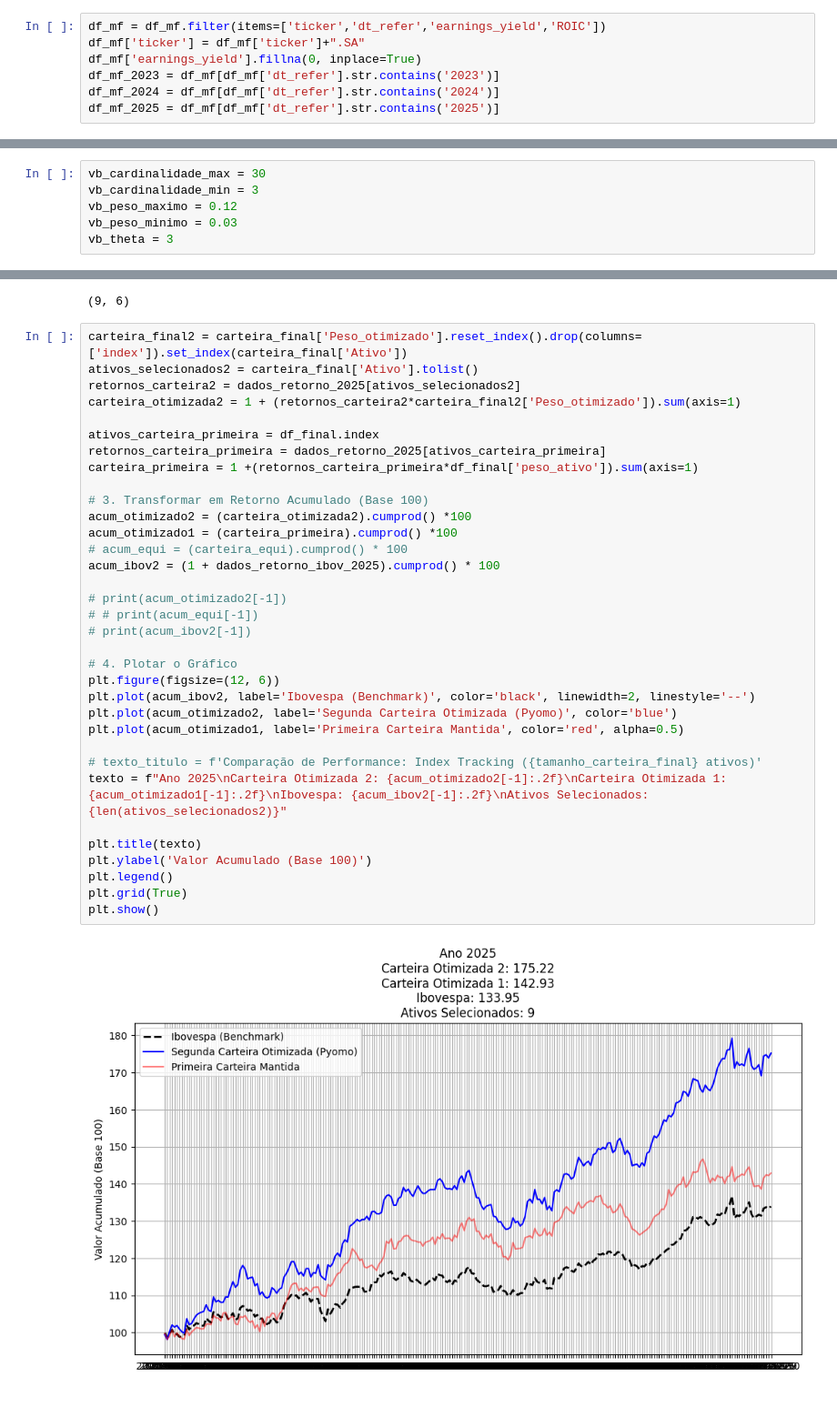
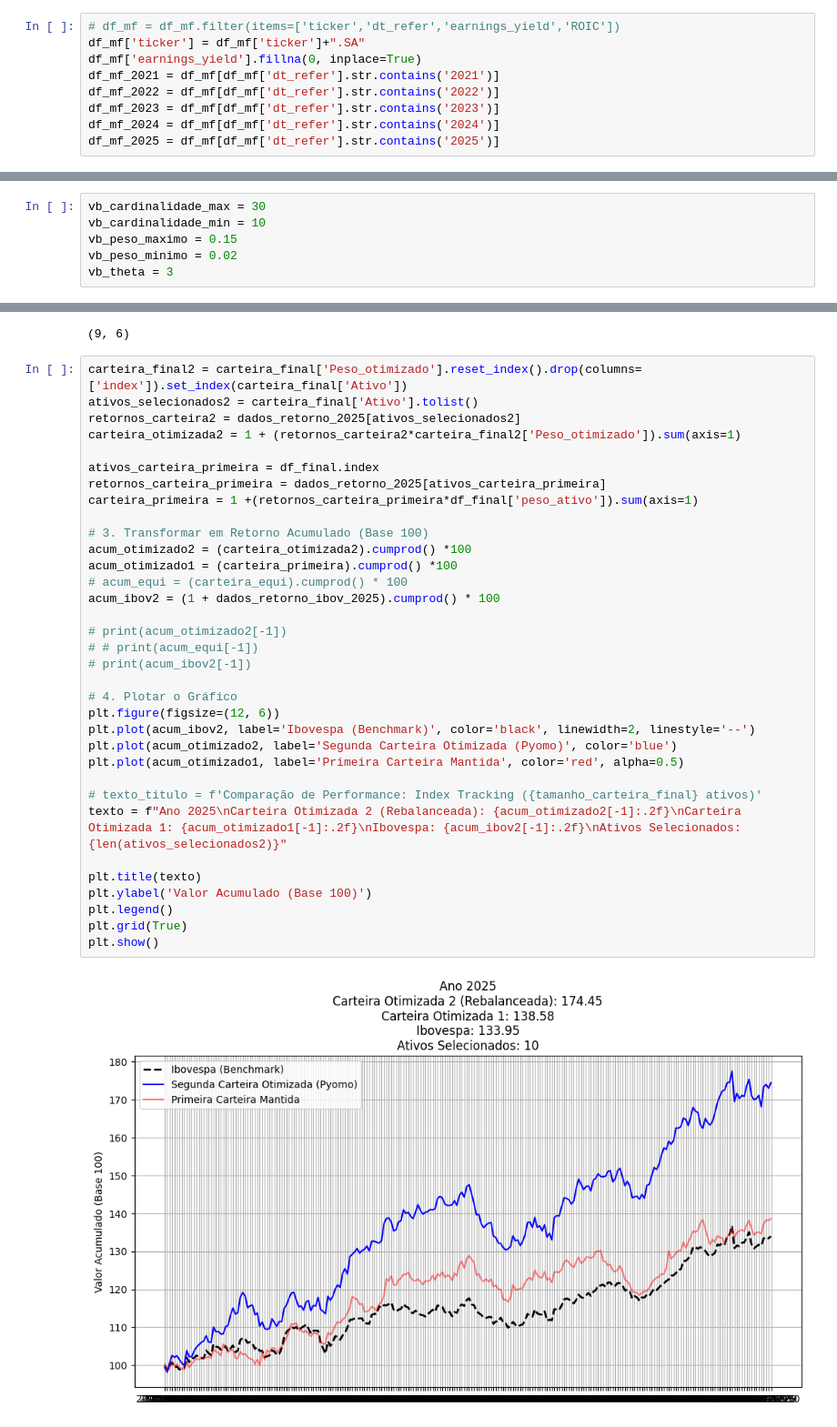
Before and after one commit to JoaoNogaroli/mestrado, a Jupyter notebook: Disciplina-atellier/aula 29-05-2026/app_otimizacao_carteira_magic_formula.ipynb, the cells around one changed output, grey strips where cells are left out. Shown at 91% size. Saved outputs shown, nothing was run; the diff lists cells and outputs as text.

```diff
--- a/Disciplina-atellier/aula 29-05-2026/app_otimizacao_carteira_magic_formula.ipynb
+++ b/Disciplina-atellier/aula 29-05-2026/app_otimizacao_carteira_magic_formula.ipynb
@@ -67,7 +80,9 @@ Name: IBOV, dtype: float64
 # %%
-df_mf = df_mf.filter(items=['ticker','dt_refer','earnings_yield','ROIC'])
+# df_mf = df_mf.filter(items=['ticker','dt_refer','earnings_yield','ROIC'])
 df_mf['ticker'] = df_mf['ticker']+".SA"
 df_mf['earnings_yield'].fillna(0, inplace=True)
+df_mf_2021 = df_mf[df_mf['dt_refer'].str.contains('2021')]
+df_mf_2022 = df_mf[df_mf['dt_refer'].str.contains('2022')]
 df_mf_2023 = df_mf[df_mf['dt_refer'].str.contains('2023')]
 df_mf_2024 = df_mf[df_mf['dt_refer'].str.contains('2024')]
 df_mf_2025 = df_mf[df_mf['dt_refer'].str.contains('2025')]
@@ -105,9 +120,9 @@ print(dados_retorno_ibov_2025.shape)
 (250,)
 # %%
 vb_cardinalidade_max = 30
-vb_cardinalidade_min = 3
-vb_peso_maximo = 0.12
-vb_peso_minimo = 0.03
+vb_cardinalidade_min = 10
+vb_peso_maximo = 0.15
+vb_peso_minimo = 0.02
 vb_theta = 3
 # %% [markdown]
 # Modelo com dados fundamentalistas
@@ -561,32 +583,32 @@ retornos_carteira2 = dados_retorno_2025[ativos_selecionados2]
 carteira_otimizada2 = 1 + (retornos_carteira2*carteira_final2['Peso_otimizado']).sum(axis=1)
 
 ativos_carteira_primeira = df_final.index
 retornos_carteira_primeira = dados_retorno_2025[ativos_carteira_primeira]
 carteira_primeira = 1 +(retornos_carteira_primeira*df_final['peso_ativo']).sum(axis=1)
 
 # 3. Transformar em Retorno Acumulado (Base 100)
 acum_otimizado2 = (carteira_otimizada2).cumprod() *100
 acum_otimizado1 = (carteira_primeira).cumprod() *100
 # acum_equi = (carteira_equi).cumprod() * 100
 acum_ibov2 = (1 + dados_retorno_ibov_2025).cumprod() * 100
 
 # print(acum_otimizado2[-1])
 # # print(acum_equi[-1])
 # print(acum_ibov2[-1])
 
 # 4. Plotar o Gráfico
 plt.figure(figsize=(12, 6))
 plt.plot(acum_ibov2, label='Ibovespa (Benchmark)', color='black', linewidth=2, linestyle='--')
 plt.plot(acum_otimizado2, label='Segunda Carteira Otimizada (Pyomo)', color='blue')
 plt.plot(acum_otimizado1, label='Primeira Carteira Mantida', color='red', alpha=0.5)
 
 # texto_titulo = f'Comparação de Performance: Index Tracking ({tamanho_carteira_final} ativos)'
-texto = f"Ano 2025\nCarteira Otimizada 2: {acum_otimizado2[-1]:.2f}\nCarteira Otimizada 1: {acum_otimizado1[-1]:.2f}\nIbovespa: {acum_ibov2[-1]:.2f}\nAtivos Selecionados: {len(ativos_selecionados2)}"
+texto = f"Ano 2025\nCarteira Otimizada 2 (Rebalanceada): {acum_otimizado2[-1]:.2f}\nCarteira Otimizada 1: {acum_otimizado1[-1]:.2f}\nIbovespa: {acum_ibov2[-1]:.2f}\nAtivos Selecionados: {len(ativos_selecionados2)}"
 
 plt.title(texto)
 plt.ylabel('Valor Acumulado (Base 100)')
 plt.legend()
 plt.grid(True)
 plt.show()
 # %% [output]
-[figure, old version]
+[figure, new version]
```
Also changed, not shown: parts of 20 cells of this notebook, 50 other files.
